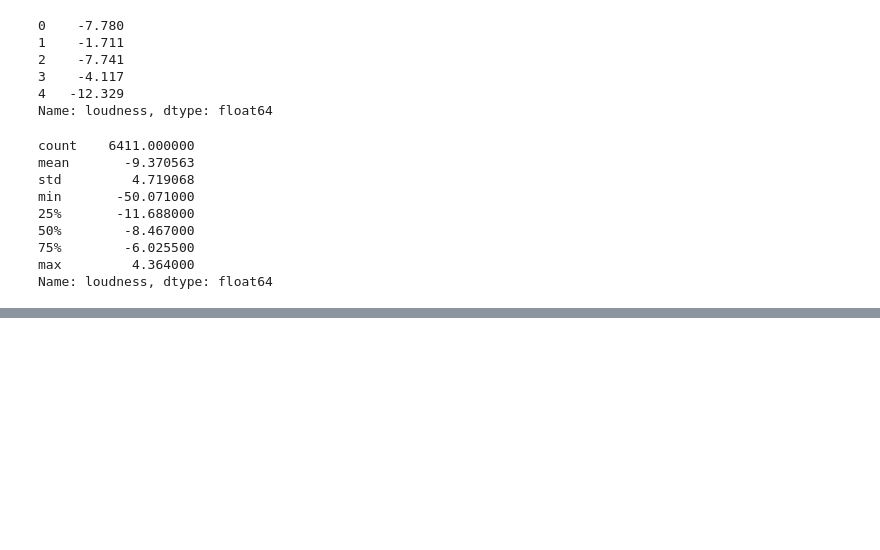
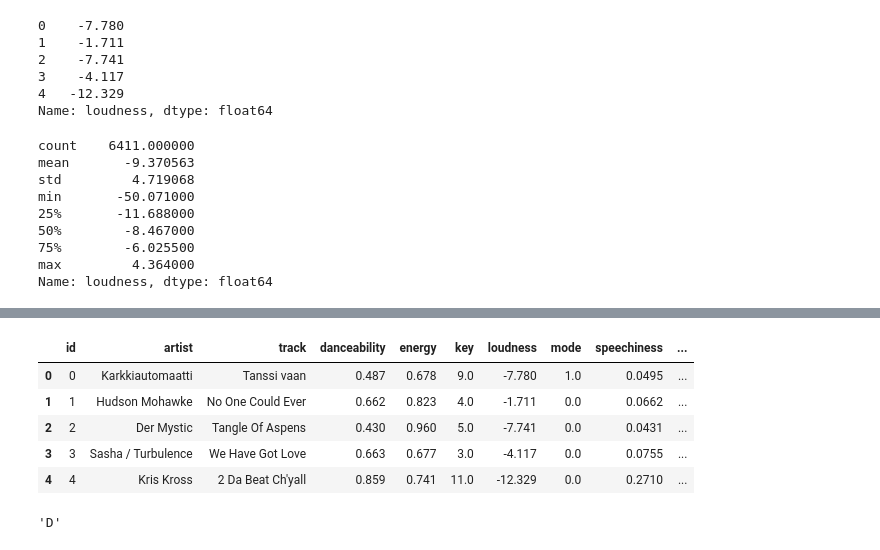
Before and after one commit to zwarshavsky/Data-Science-SSS, a Jupyter notebook: Experimental-Visualizations.ipynb, the cells around one changed output, grey strips where cells are left out. Saved outputs shown, nothing was run; the diff lists cells and outputs as text; code cells hidden in the pictures; blank space fills up the shorter version.

```diff
--- a/Experimental-Visualizations.ipynb
+++ b/Experimental-Visualizations.ipynb
@@ -208,0 +258,14 @@ for column in floats_other2:
+# %%
+df3 = df3.rename(columns={'index': 'id'})
+df3.head()
+# %% [output]
+|  | id | artist | track | danceability | energy | key | loudness | mode | speechiness | ... |
+| 0 | 0 | Karkkiautomaatti | Tanssi vaan | 0.487 | 0.678 | 9.0 | -7.780 | 1.0 | 0.0495 | ... |
+| 1 | 1 | Hudson Mohawke | No One Could Ever | 0.662 | 0.823 | 4.0 | -1.711 | 0.0 | 0.0662 | ... |
+| 2 | 2 | Der Mystic | Tangle Of Aspens | 0.430 | 0.960 | 5.0 | -7.741 | 0.0 | 0.0431 | ... |
+| 3 | 3 | Sasha / Turbulence | We Have Got Love | 0.663 | 0.677 | 3.0 | -4.117 | 0.0 | 0.0755 | ... |
+| 4 | 4 | Kris Kross | 2 Da Beat Ch'yall | 0.859 | 0.741 | 11.0 | -12.329 | 0.0 | 0.2710 | ... |
+# %%
+key_notation[df3.key[10]]
+# %% [output]
+'D'
```
Also changed, not shown: parts of 11 cells of this notebook, 1 other file.
